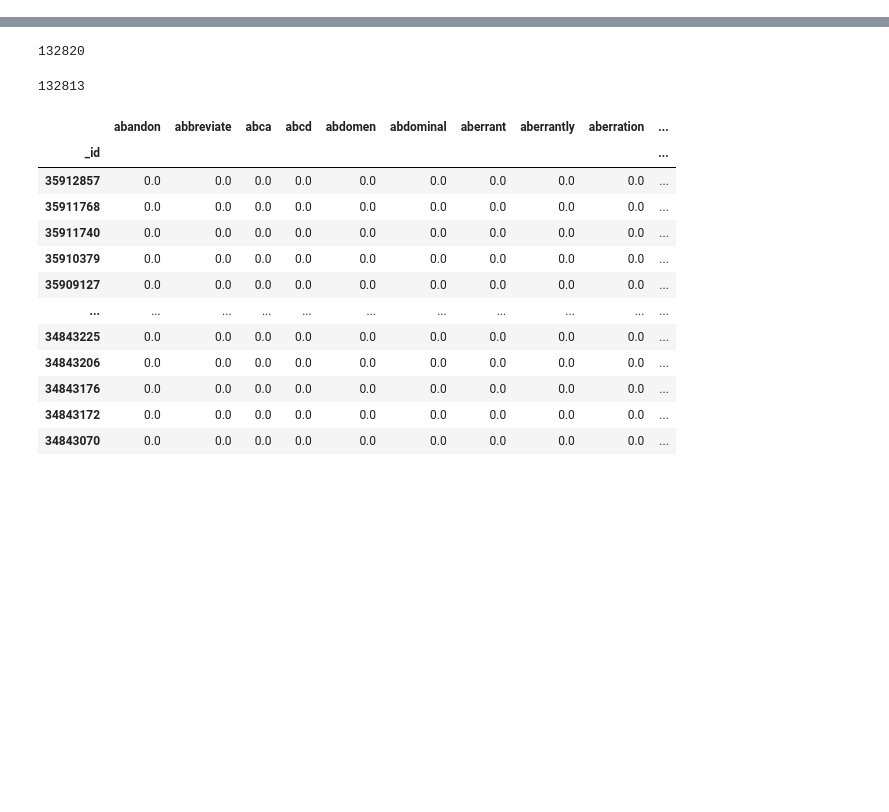
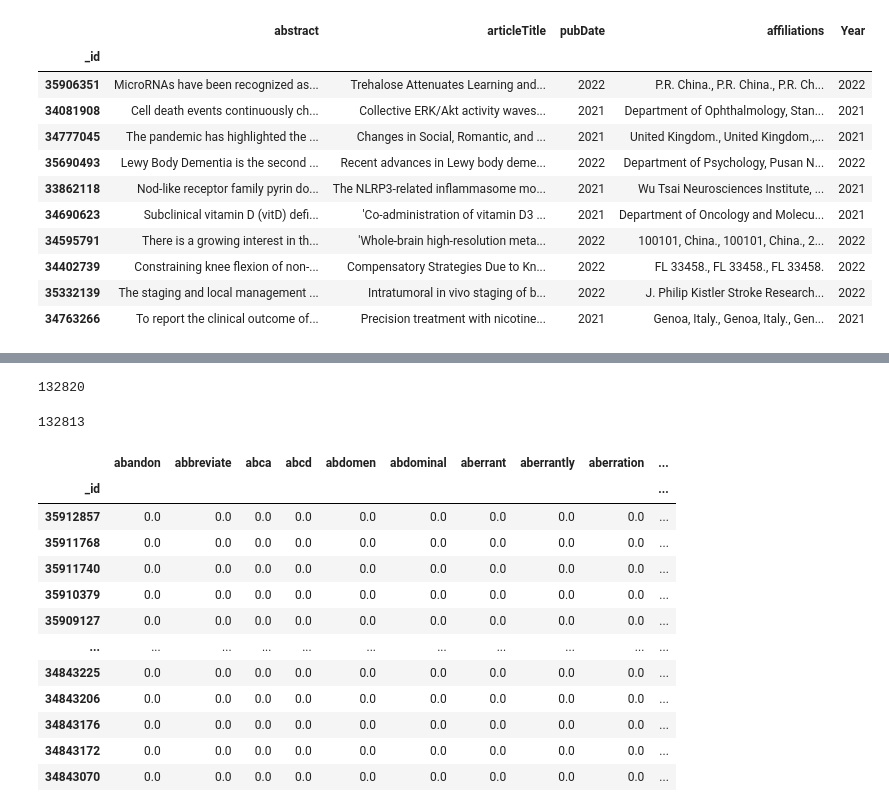
Before and after one commit to PatrickWestermann/DeepSearch, a Jupyter notebook: notebooks/lm_nlp_average_frequency_01.ipynb, the cells around one changed output, grey strips where cells are left out. Saved outputs shown, nothing was run; the diff lists cells and outputs as text; code cells hidden in the pictures; blank space fills up the shorter version.

```diff
--- a/notebooks/lm_nlp_average_frequency_01.ipynb
+++ b/notebooks/lm_nlp_average_frequency_01.ipynb
@@ -21,0 +275,2 @@ df = pd.DataFrame(list(mydoc)).set_index(['_id'])
+# %%
+data = get_data()
@@ -21,0 +279,2 @@ df = pd.DataFrame(list(mydoc)).set_index(['_id'])
+# %%
+df = dataframe(data)
@@ -21,0 +283,2 @@ df = pd.DataFrame(list(mydoc)).set_index(['_id'])
+# %%
+df['Year']=df['pubDate'].str.extract(r'(\d{4})')
@@ -21,0 +305,17 @@ df = pd.DataFrame(list(mydoc)).set_index(['_id'])
+# %%
+df['pubDate']=df['pubDate'].str.extract(r'(\d{4})')
+# %%
+df.sample(10)
+# %% [output]
+|  | abstract | articleTitle | pubDate | affiliations | Year |
+| _id |  |  |  |  |  |
+| 35906351 | MicroRNAs have been recognized as... | Trehalose Attenuates Learning and... | 2022 | P.R. China., P.R. China., P.R. Ch... | 2022 |
+| 34081908 | Cell death events continuously ch... | Collective ERK/Akt activity waves... | 2021 | Department of Ophthalmology, Stan... | 2021 |
+| 34777045 | The pandemic has highlighted the ... | Changes in Social, Romantic, and ... | 2021 | United Kingdom., United Kingdom.,... | 2021 |
+| 35690493 | Lewy Body Dementia is the second ... | Recent advances in Lewy body deme... | 2022 | Department of Psychology, Pusan N... | 2022 |
+| 33862118 | Nod-like receptor family pyrin do... | The NLRP3-related inflammasome mo... | 2021 | Wu Tsai Neurosciences Institute, ... | 2021 |
+| 34690623 | Subclinical vitamin D (vitD) defi... | 'Co-administration of vitamin D3 ... | 2021 | Department of Oncology and Molecu... | 2021 |
+| 34595791 | There is a growing interest in th... | 'Whole-brain high-resolution meta... | 2022 | 100101, China., 100101, China., 2... | 2022 |
+| 34402739 | Constraining knee flexion of non-... | Compensatory Strategies Due to Kn... | 2022 | FL 33458., FL 33458., FL 33458. | 2022 |
+| 35332139 | The staging and local management ... | Intratumoral in vivo staging of b... | 2022 | J. Philip Kistler Stroke Research... | 2022 |
+| 34763266 | To report the clinical outcome of... | Precision treatment with nicotine... | 2021 | Genoa, Italy., Genoa, Italy., Gen... | 2021 |
```
Also changed, not shown: parts of 17 cells of this notebook, 1 other file.
